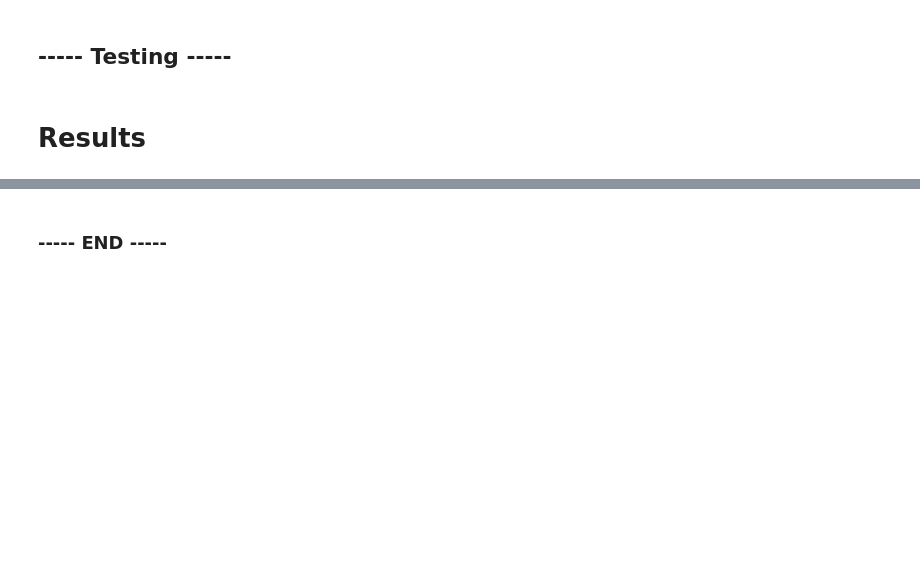
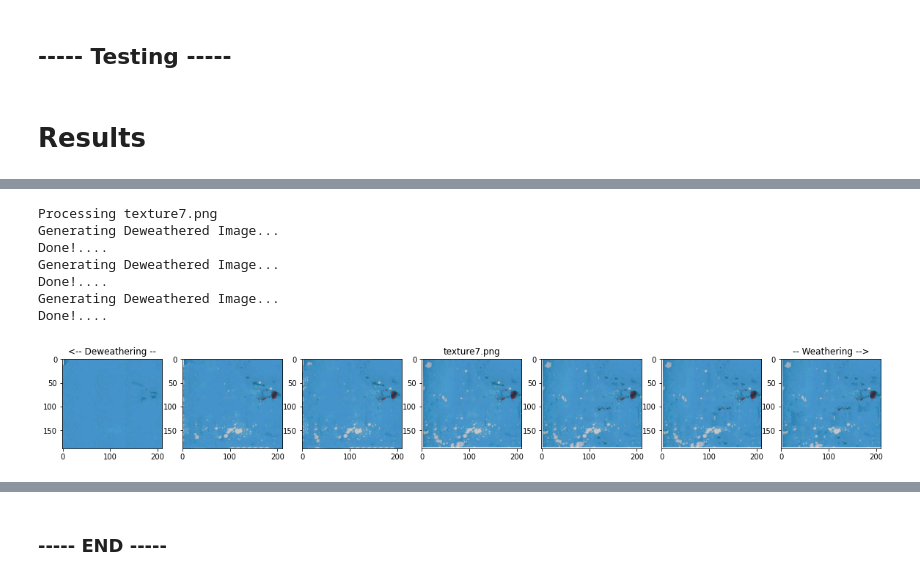
Before and after one commit to ShivanshRakesh/time-varying-weathering-in-texture-space, a Jupyter notebook: src/project.ipynb, the cells around one changed output, grey strips where cells are left out. Saved outputs shown, nothing was run; the diff lists cells and outputs as text; code cells hidden in the pictures; blank space fills up the shorter version.

```diff
--- a/src/project.ipynb
+++ b/src/project.ipynb
@@ -1367,0 +1396,13 @@ Wall time: 13min 4s
+# %%
+%%time
+imgPaths = ['../images/' + x for x in ['texture7.png']]
+processImages(imgPaths)
+# %% [output]
+Processing texture7.png
+Generating Deweathered Image...
+Done!....
+Generating Deweathered Image...
+Done!....
+Generating Deweathered Image...
+Done!....
+[figure, added]
```
Also changed, not shown: parts of 9 cells of this notebook, 6 other files.
